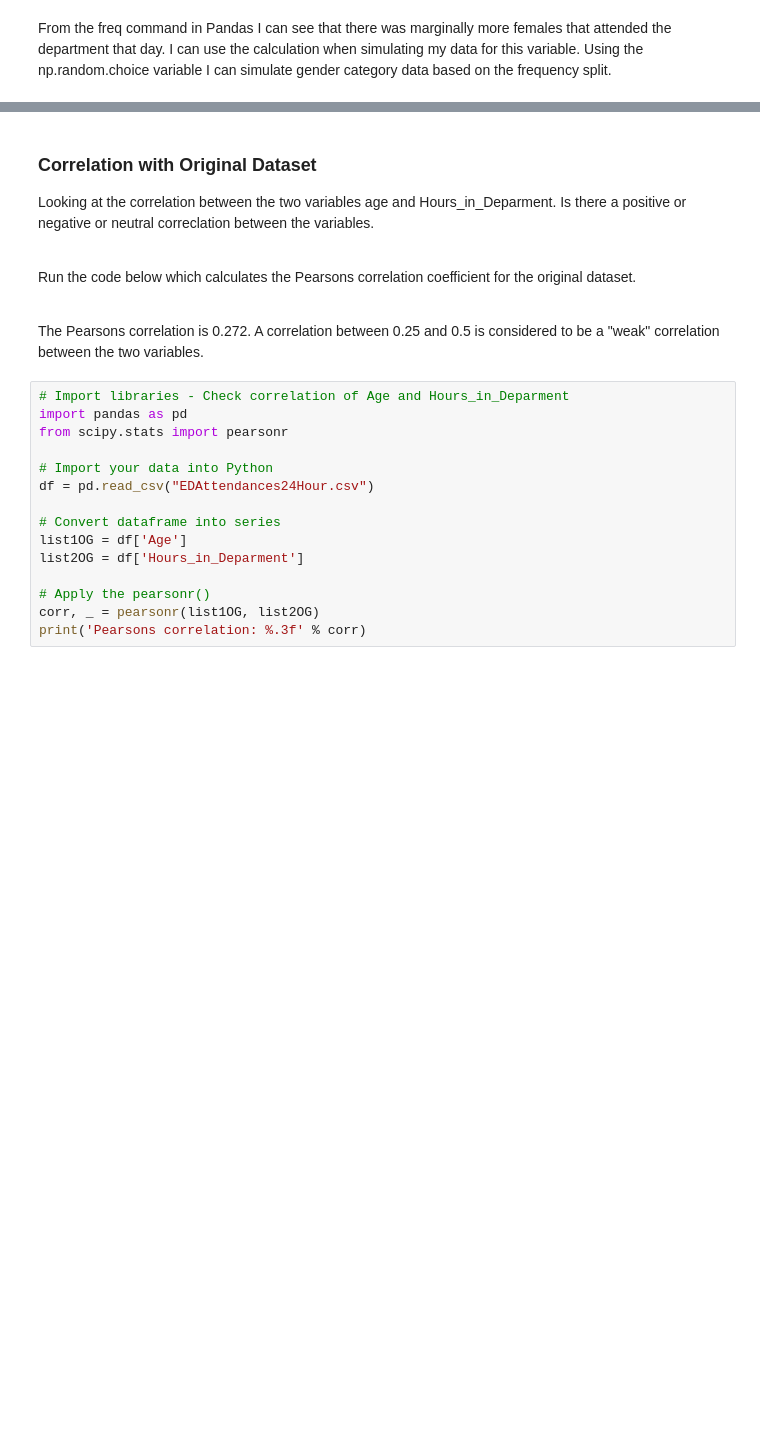
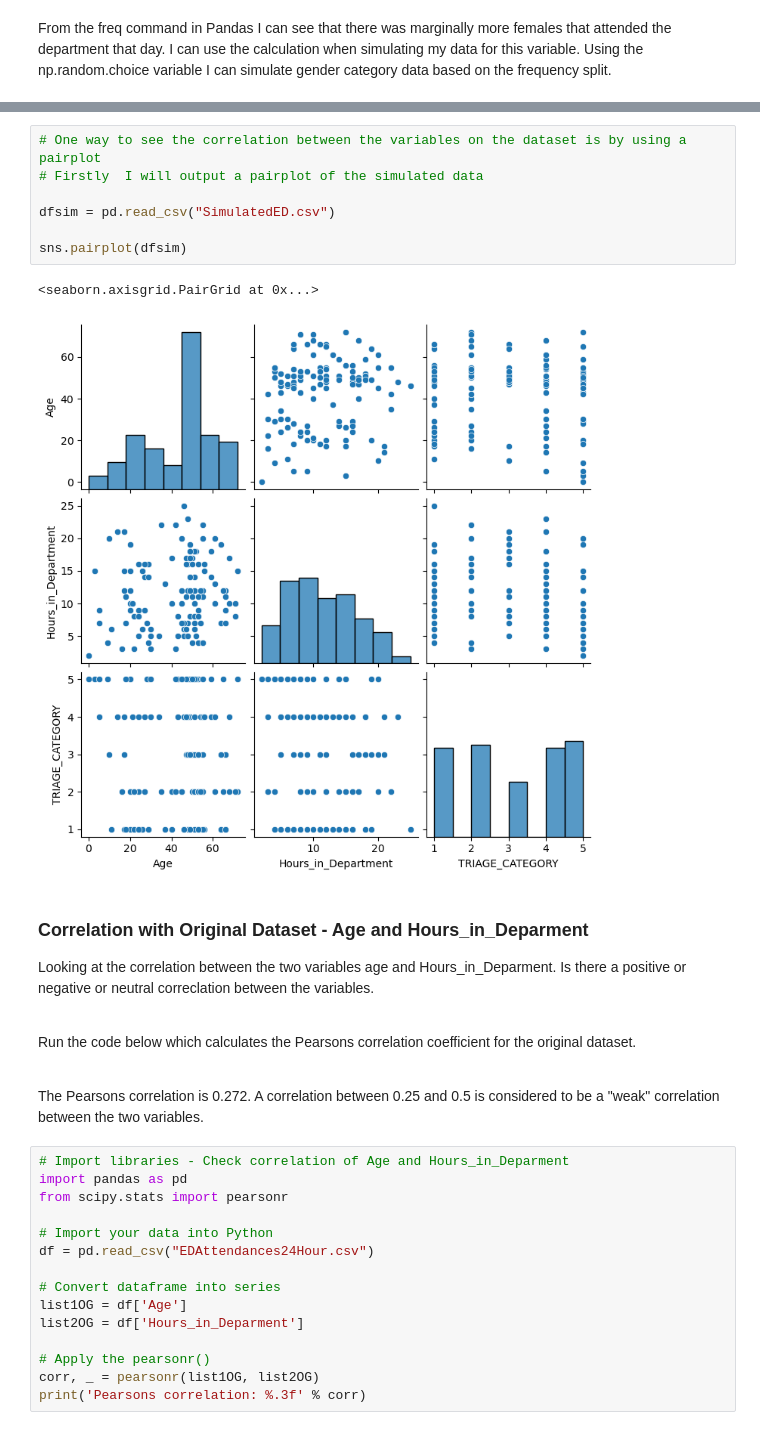
Before and after one commit to AudeAllen/PDA_Assignment, a Jupyter notebook: PDA_Assignment.ipynb, the cells around one changed output, grey strips where cells are left out. Cells and saved outputs as stored; diff of their text form; blank space fills up the shorter version.

```diff
--- a/PDA_Assignment.ipynb
+++ b/PDA_Assignment.ipynb
@@ -934,5 +968,15 @@ In regards to Emergency Department data two variables that I would like to look
+# %%
+# One way to see the correlation between the variables on the dataset is by using a pairplot
+# Firstly  I will output a pairplot of the simulated data
+
+dfsim = pd.read_csv("SimulatedED.csv")
+
+sns.pairplot(dfsim)
+# %% [output]
+<seaborn.axisgrid.PairGrid at 0x...>
+[figure, added]
 # %% [markdown]
-### Correlation with Original Dataset
+### Correlation with Original Dataset - Age and Hours_in_Deparment
 
 Looking at the correlation between the two variables age and Hours_in_Deparment. Is there a positive or negative or neutral correclation between the variables. <br><br>
 
```
Also changed, not shown: parts of 20 cells of this notebook, 9 other files.
